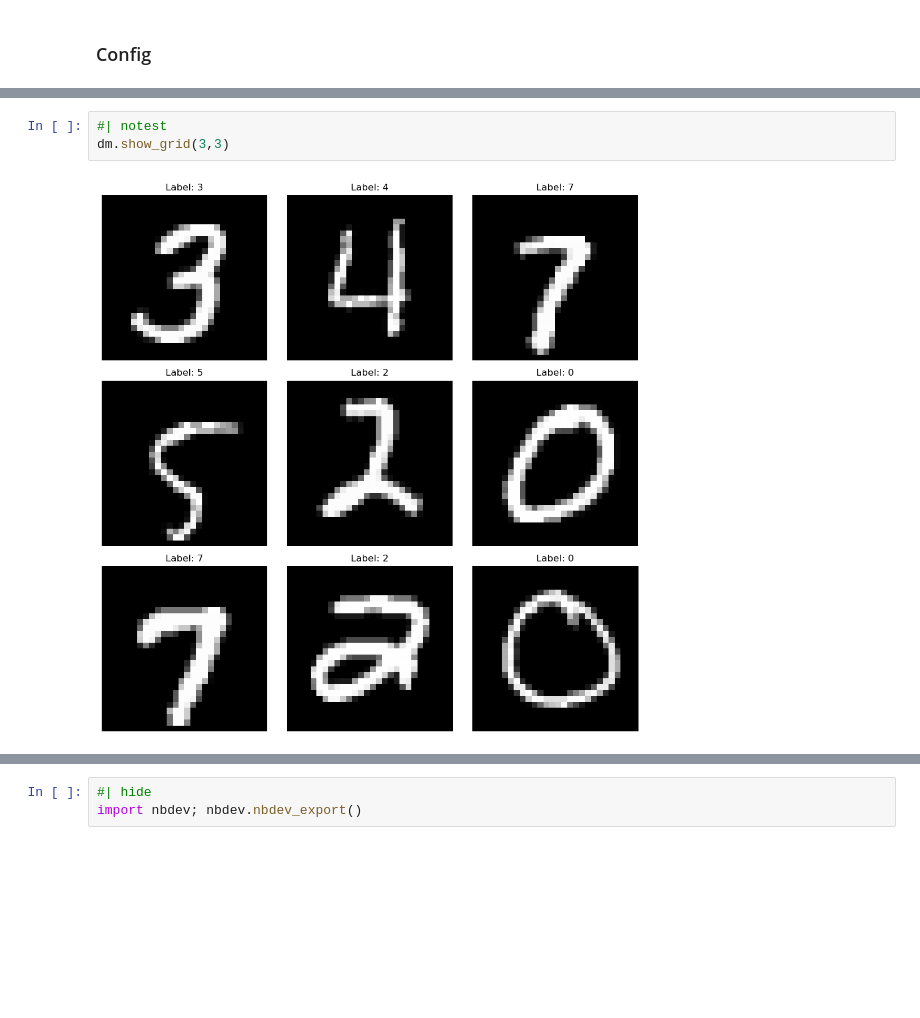
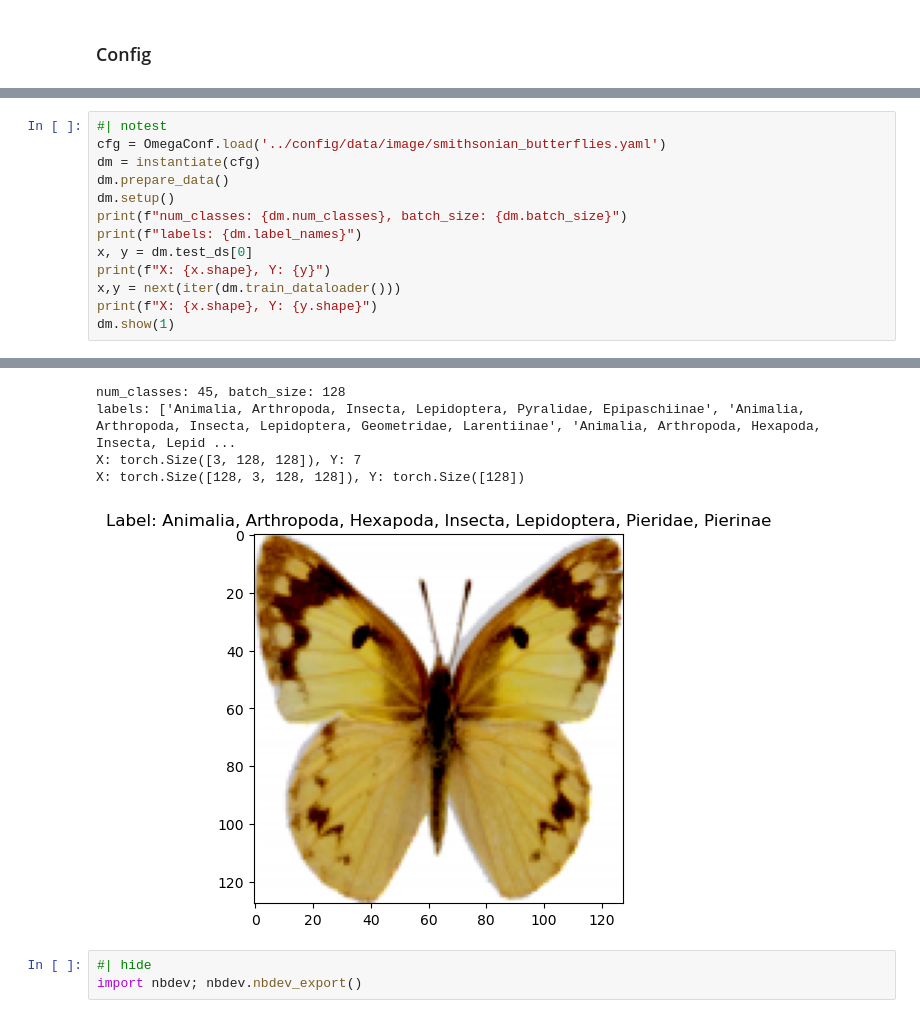
Before and after one commit to slegroux/nimrod, a Jupyter notebook: nbs/image.datasets.ipynb, the cells around one changed output, grey strips where cells are left out. Saved outputs shown, nothing was run; the diff lists cells and outputs as text; blank space fills up the shorter version.

```diff
--- a/nbs/image.datasets.ipynb
+++ b/nbs/image.datasets.ipynb
@@ -569,5 +633,14 @@ len(dm.test_ds), len(dm.train_ds), len(dm.val_ds)
-# %%
-#| notest
-dm.show_grid(3,3)
-# %% [output]
-[figure, removed]
+# %%
+#| notest
+cfg = OmegaConf.load('../config/data/image/smithsonian_butterflies.yaml')
+dm = instantiate(cfg)
+dm.prepare_data()
+dm.setup()
+print(f"num_classes: {dm.num_classes}, batch_size: {dm.batch_size}")
+print(f"labels: {dm.label_names}")
+x, y = dm.test_ds[0]
+print(f"X: {x.shape}, Y: {y}")
+x,y = next(iter(dm.train_dataloader()))
+print(f"X: {x.shape}, Y: {y.shape}")
+dm.show(1)
+# %% [output]
@@ -574,3 +657,8 @@ dm.show_grid(3,3)
+num_classes: 45, batch_size: 128
+labels: ['Animalia, Arthropoda, Insecta, Lepidoptera, Pyralidae, Epipaschiinae', 'Animalia, Arthropoda, Insecta, Lepidoptera, Geometridae, Larentiinae', 'Animalia, Arthropoda, Hexapoda, Insecta, Lepid ...
+X: torch.Size([3, 128, 128]), Y: 7
+X: torch.Size([128, 3, 128, 128]), Y: torch.Size([128])
+[figure, added]
 # %%
 #| hide
 import nbdev; nbdev.nbdev_export()
```
Also changed, not shown: parts of 14 cells of this notebook, 3 other files.
